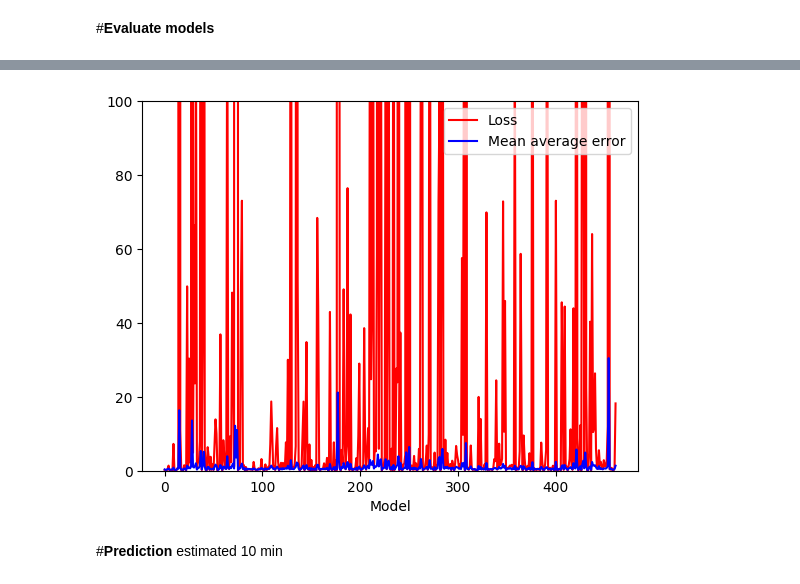
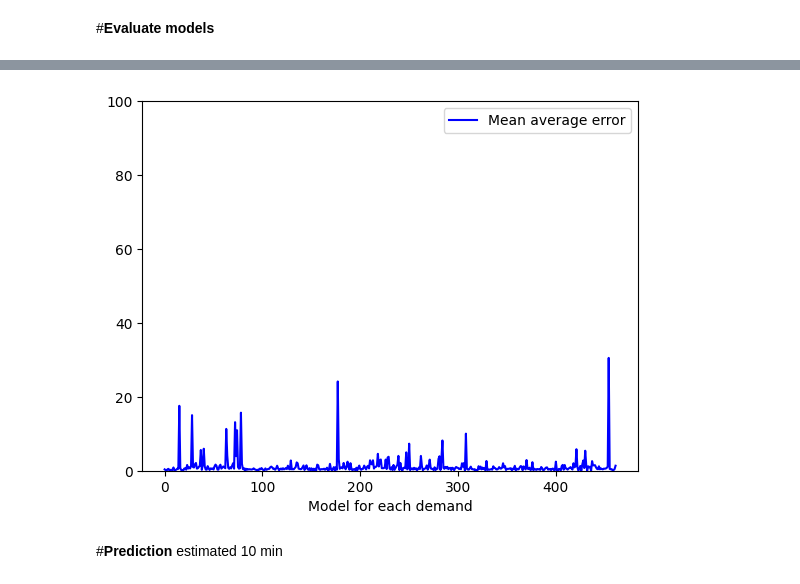
Before and after one commit to Max1897/ECE7363_project, a Jupyter notebook: src/ECE7363_LSTM.ipynb, the cells around one changed output, grey strips where cells are left out. Drawn from its saved outputs; the diff is of its cells as text; code cells hidden in the pictures.

```diff
--- a/src/ECE7363_LSTM.ipynb
+++ b/src/ECE7363_LSTM.ipynb
@@ -156,4 +156,6 @@ def Train_All_Models(X_train,Y_train,sequence_size):
 # %% [markdown]
 # **Start training**
 2h estimated
+# %%
+Models = []
 # %%
@@ -163,14 +166,14 @@ def Train_All_Models(X_train,Y_train,sequence_size):
 # %%
-for i in tqdm(range(462)):
-  model = keras.models.load_model(work_dir + 'models/LSTM'+ repr(i)+'.keras')
+if len(Models) == 0:
+  for i in tqdm(range(462)):
+    model = keras.models.load_model(work_dir + 'models/LSTM'+ repr(i)+'.keras')
+    Models.append(model)
 # %% [markdown]
 #**Evaluate models**
 # %%
-
-Loss = []
 Mae = []
 for i in range(462):
+  model = Models[i]
   results = model.evaluate(X_test[i],Y_test[i])
-  Loss.append(results[0])
   Mae.append(results[1])
 # %% [output]
@@ -194,20 +197,17 @@ for i in range(462):
 # %%
 ax = plt.gca()
 ax.set_ylim([0, 100])
 
-plt.plot(range(462),Loss,'r',label = 'Loss')
 plt.plot(range(462),Mae,'b',label = "Mean average error")
-plt.xlabel('Model')
+plt.xlabel('Model for each demand')
 plt.legend()
 plt.show()
 
-
 f = open(work_dir + '/Evaluation.txt', 'w')
-f.writelines(" ".join([str(i) for i in Loss])+ "\n")
 f.writelines(" ".join([str(i) for i in Mae])+"\n")
 f.close()
 # %% [output]
-[figure, old version]
+[figure, new version]
 # %% [markdown]
 #**Prediction**
 estimated 10 min
```
Also changed, not shown: parts of 7 cells of this notebook.
